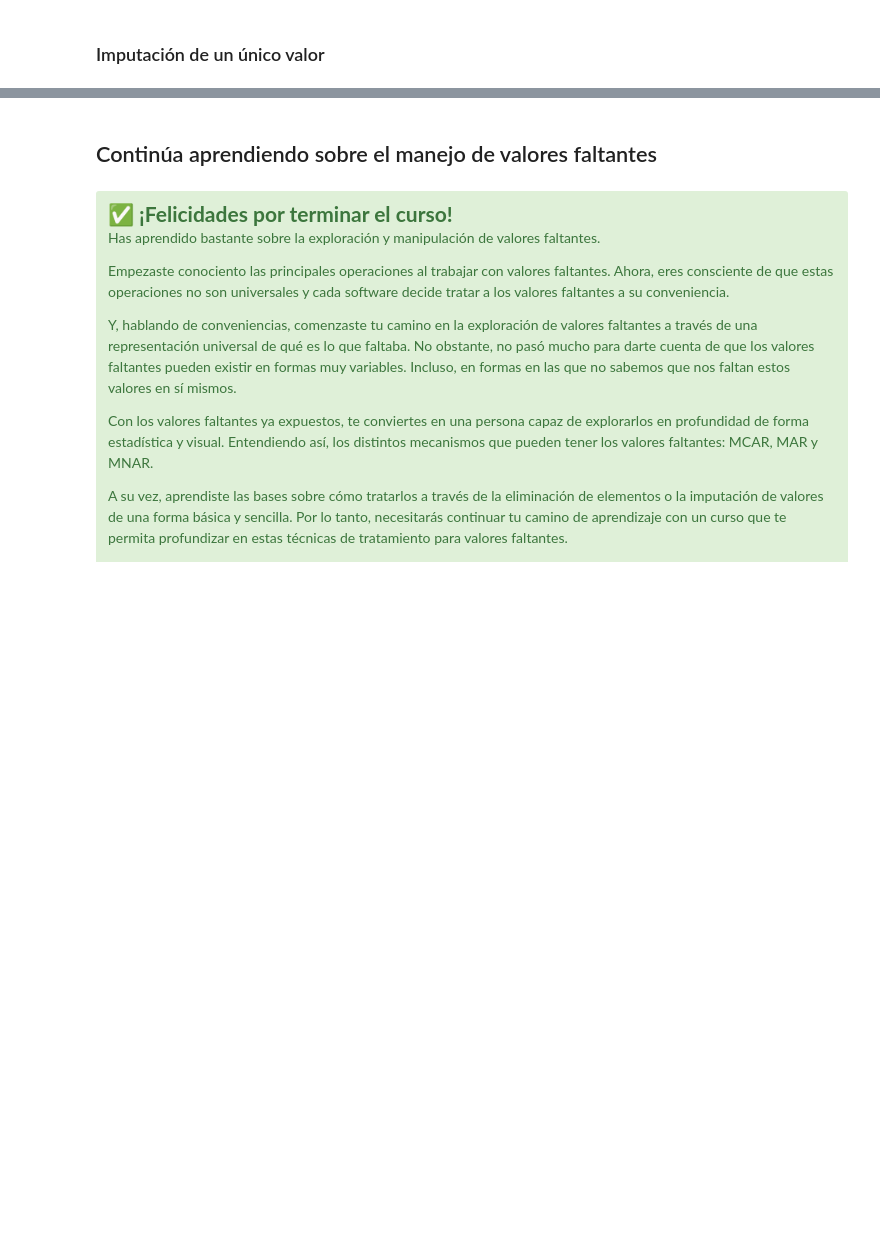
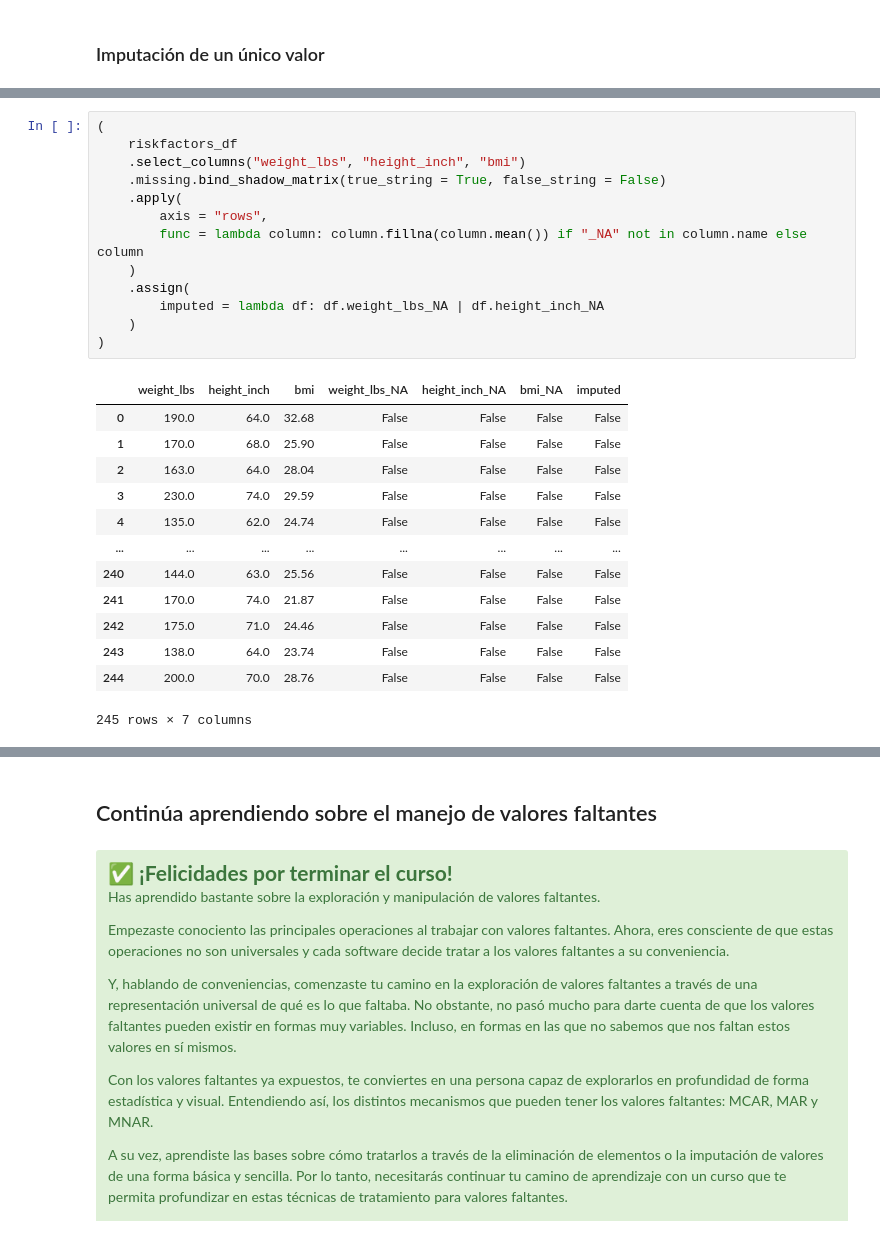
Before and after one commit to jariel17/curso-datos-faltantes-de, a Jupyter notebook: live-exploration-missing-values.ipynb, the cells around one changed output, grey strips where cells are left out. Cells and saved outputs as stored; diff of their text form; blank space fills up the shorter version.

```diff
--- a/live-exploration-missing-values.ipynb
+++ b/live-exploration-missing-values.ipynb
@@ -1254,0 +1313,27 @@ implicit_to_explicit_df
+# %%
+(
+    riskfactors_df
+    .select_columns("weight_lbs", "height_inch", "bmi")
+    .missing.bind_shadow_matrix(true_string = True, false_string = False)
+    .apply(
+        axis = "rows",
+        func = lambda column: column.fillna(column.mean()) if "_NA" not in column.name else column
+    )
+    .assign(
+        imputed = lambda df: df.weight_lbs_NA | df.height_inch_NA
+    )
+)
+# %% [output]
+|  | weight_lbs | height_inch | bmi | weight_lbs_NA | height_inch_NA | bmi_NA | imputed |
+| 0 | 190.0 | 64.0 | 32.68 | False | False | False | False |
+| 1 | 170.0 | 68.0 | 25.90 | False | False | False | False |
+| 2 | 163.0 | 64.0 | 28.04 | False | False | False | False |
+| 3 | 230.0 | 74.0 | 29.59 | False | False | False | False |
+| 4 | 135.0 | 62.0 | 24.74 | False | False | False | False |
+| ... | ... | ... | ... | ... | ... | ... | ... |
+| 240 | 144.0 | 63.0 | 25.56 | False | False | False | False |
+| 241 | 170.0 | 74.0 | 21.87 | False | False | False | False |
+| 242 | 175.0 | 71.0 | 24.46 | False | False | False | False |
+| 243 | 138.0 | 64.0 | 23.74 | False | False | False | False |
+| 244 | 200.0 | 70.0 | 28.76 | False | False | False | False |
+245 rows × 7 columns
```
Also changed, not shown: parts of 5 cells of this notebook.
